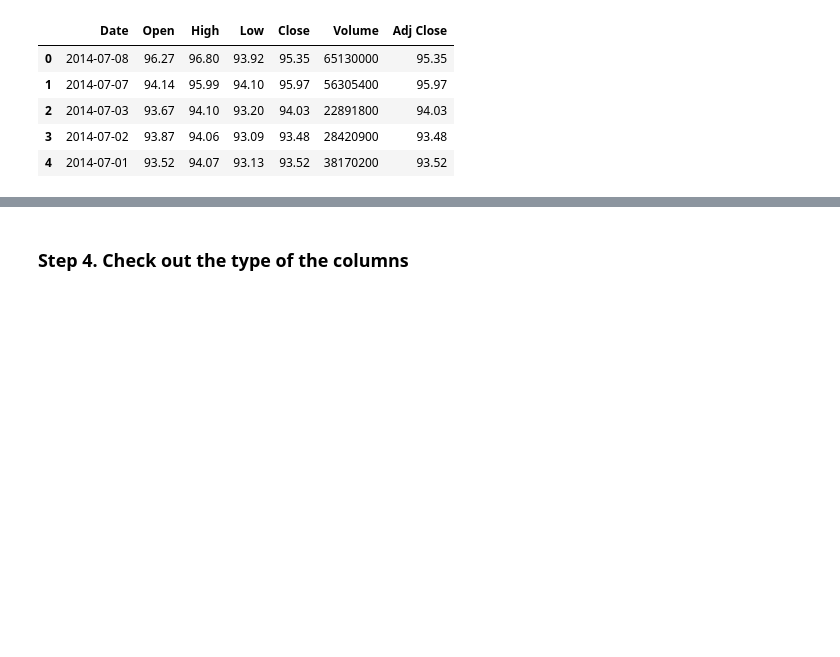
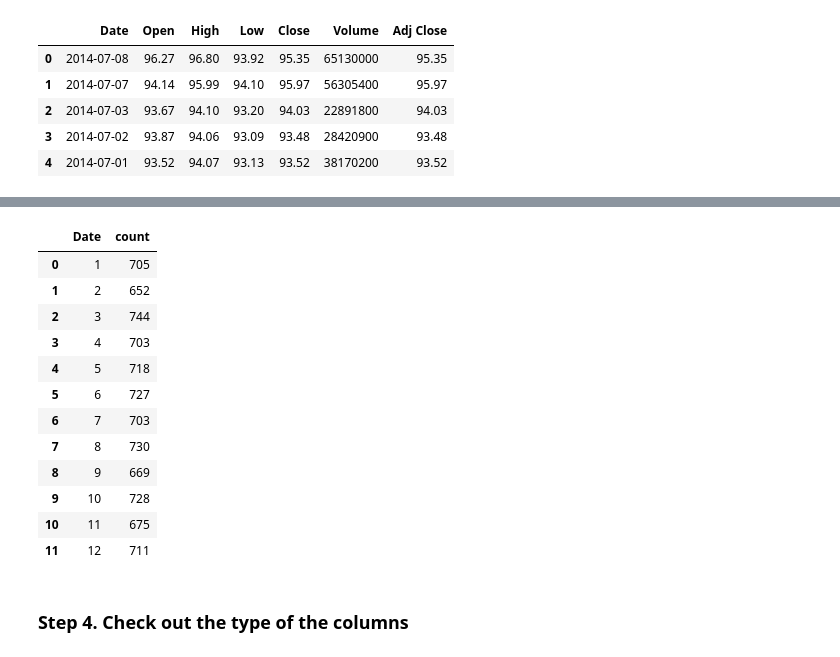
Before and after one commit to Jessicabtc/pandas_exercises, a Jupyter notebook: 09_Time_Series/Apple_Stock/Exercises.ipynb, the cells around one changed output, grey strips where cells are left out. Drawn from its saved outputs; the diff is of its cells as text; code cells hidden in the pictures; blank space fills up the shorter version.

```diff
--- a/09_Time_Series/Apple_Stock/Exercises.ipynb
+++ b/09_Time_Series/Apple_Stock/Exercises.ipynb
@@ -32,3 +32,6 @@ apple.head()
 | 2 | 2014-07-03 | 93.67 | 94.10 | 93.20 | 94.03 | 22891800 | 94.03 |
 | 3 | 2014-07-02 | 93.87 | 94.06 | 93.09 | 93.48 | 28420900 | 93.48 |
 | 4 | 2014-07-01 | 93.52 | 94.07 | 93.13 | 93.52 | 38170200 | 93.52 |
+# %%
+apple['Date'] = pd.to_datetime(apple['Date'])
+apple[ apple['Date'] > (pd.Timestamp('2014-07-02') - pd.Timedelta(days=2)) ]
@@ -34,0 +45,4 @@ apple.head()
+# %%
+apple.set_index('Date', inplace = True)
+# %%
+apple.sort_index(ascending = True, inplace = True)
@@ -35,3 +74,19 @@ apple.head()
+# %%
+apple.groupby(apple['Date'].dt.month).size().reset_index(name = 'count')
+# %% [output]
+|  | Date | count |
+| 0 | 1 | 705 |
+| 1 | 2 | 652 |
+| 2 | 3 | 744 |
+| 3 | 4 | 703 |
+| 4 | 5 | 718 |
+| 5 | 6 | 727 |
+| 6 | 7 | 703 |
+| 7 | 8 | 730 |
+| 8 | 9 | 669 |
+| 9 | 10 | 728 |
+| 10 | 11 | 675 |
+| 11 | 12 | 711 |
 # %% [markdown]
 ### Step 4.  Check out the type of the columns
 # %%
```
Also changed, not shown: parts of 3 cells of this notebook, 5 other files.
